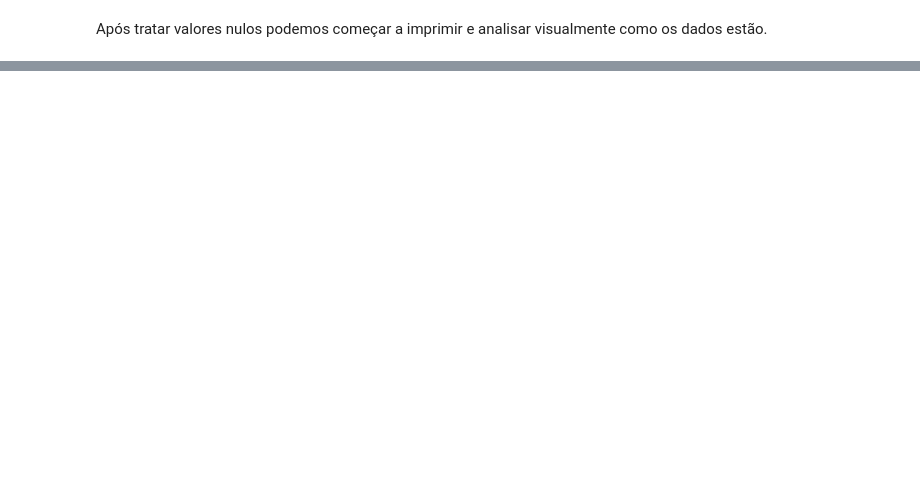
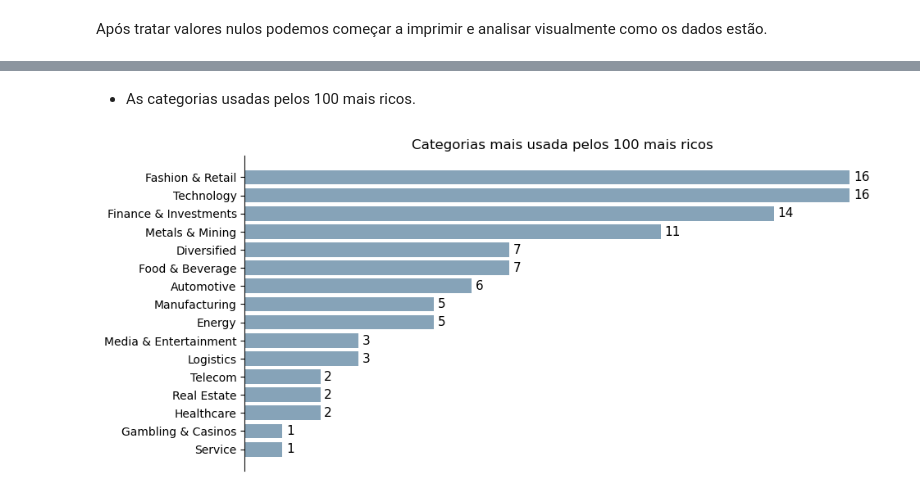
Before and after one commit to deyvidMatos/Billionaire_Data, a Jupyter notebook: Bilionários dados.ipynb, the cells around one changed output, grey strips where cells are left out. Cells and saved outputs as stored; diff of their text form; code cells hidden in the pictures; blank space fills up the shorter version.

```diff
--- a/Bilionários dados.ipynb
+++ b/Bilionários dados.ipynb
@@ -250,0 +273,27 @@ plt.show()
+# %% [markdown]
+- As categorias usadas pelos 100 mais ricos.
+# %%
+melhores_100 = df_simple.loc[:100,["finalWorth","category","country"]]
+
+negocios = melhores_100['category'].value_counts()
+
+fig, ax = plt.subplots(figsize=(10, 5))
+ax.barh(negocios.index,negocios.values, color='#86A3B8')
+
+ax.set_title('Categorias mais usada pelos 100 mais ricos')
+
+for i in np.arange(0,16):
+    ax.annotate(negocios.values[i],(negocios.values[i] + 0.1,i), va='center', fontsize=11)
+
+ax.spines['top'].set_visible(False)
+ax.spines['right'].set_visible(False)
+ax.spines['bottom'].set_visible(False)
+ax.xaxis.set_visible(False)
+
+ax.invert_yaxis()
+
+ax.tick_params(axis='x', rotation=0)
+
+plt.show()
+# %% [output]
+[figure, added]
```
Also changed, not shown: parts of 11 cells of this notebook.
